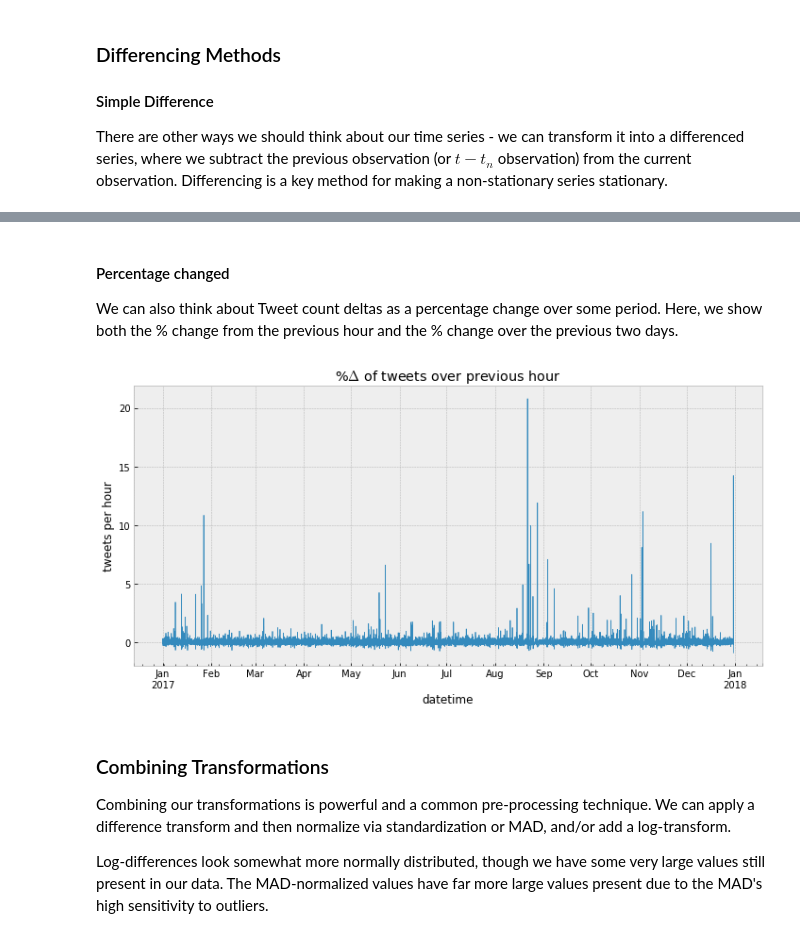
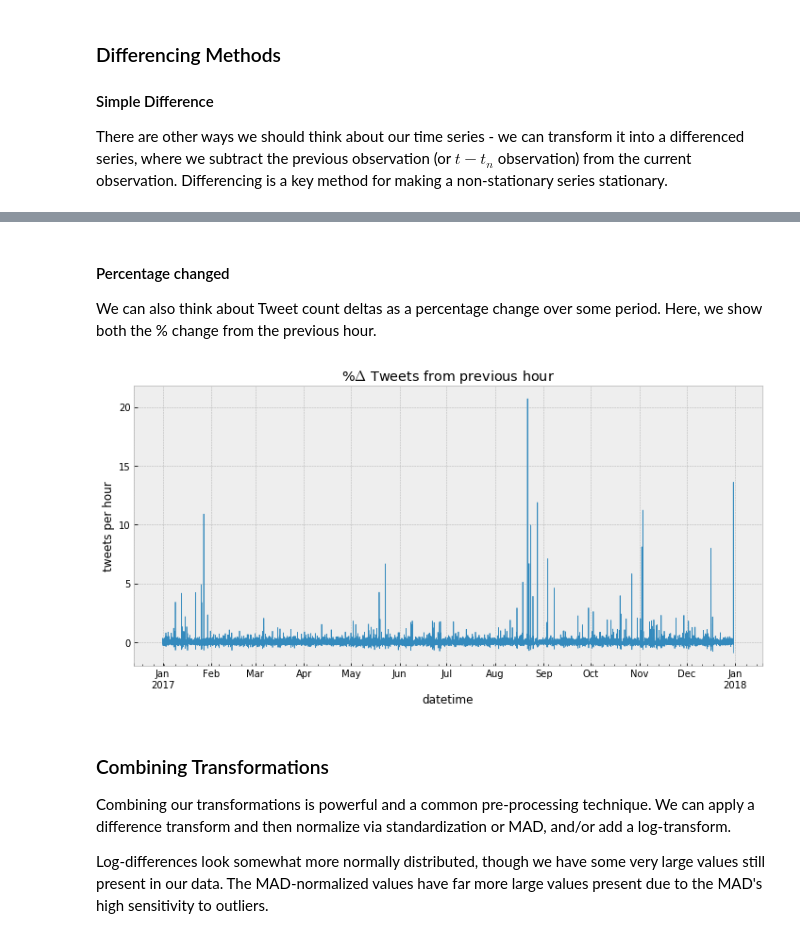
Before and after one commit to xdevplatform/do_more_with_twitter_data, a Jupyter notebook: examples/timeseries/timeseries.ipynb, the cells around one changed output, grey strips where cells are left out. Cells and saved outputs as stored; diff of their text form; code cells hidden in the pictures.

```diff
--- a/examples/timeseries/timeseries.ipynb
+++ b/examples/timeseries/timeseries.ipynb
@@ -477,13 +467,13 @@ max    28141.000000
 # %% [markdown]
 #### Percentage changed
 
-We can also think about Tweet count deltas as a percentage change over some period. Here, we show both the % change from the previous hour and the % change over the previous two days.
+We can also think about Tweet count deltas as a percentage change over some period. Here, we show both the % change from the previous hour.
 # %%
 plot_ts(df.pct_change(),
         raw=True,
-        title="%$\Delta$ of tweets over previous hour");
+        title="%$\Delta$ Tweets from previous hour");
 # %% [output]
-[figure, old version]
+[figure, new version]
 # %% [markdown]
 ### Combining  Transformations
 
```
Also changed, not shown: parts of 31 cells of this notebook, 6 other files.
